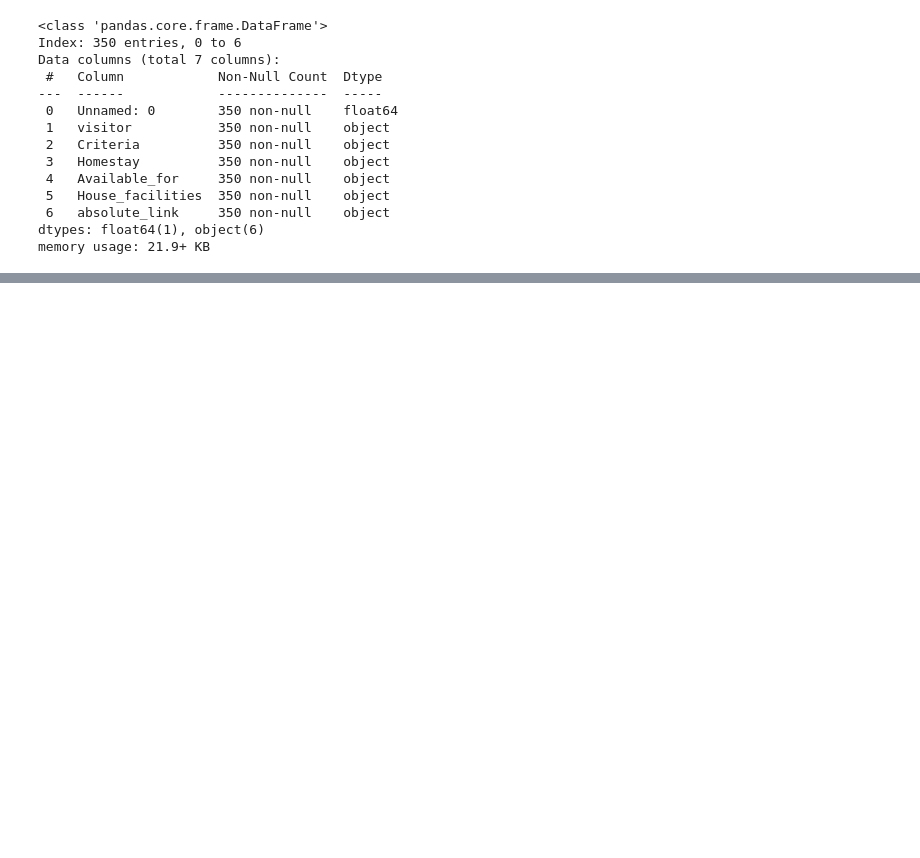
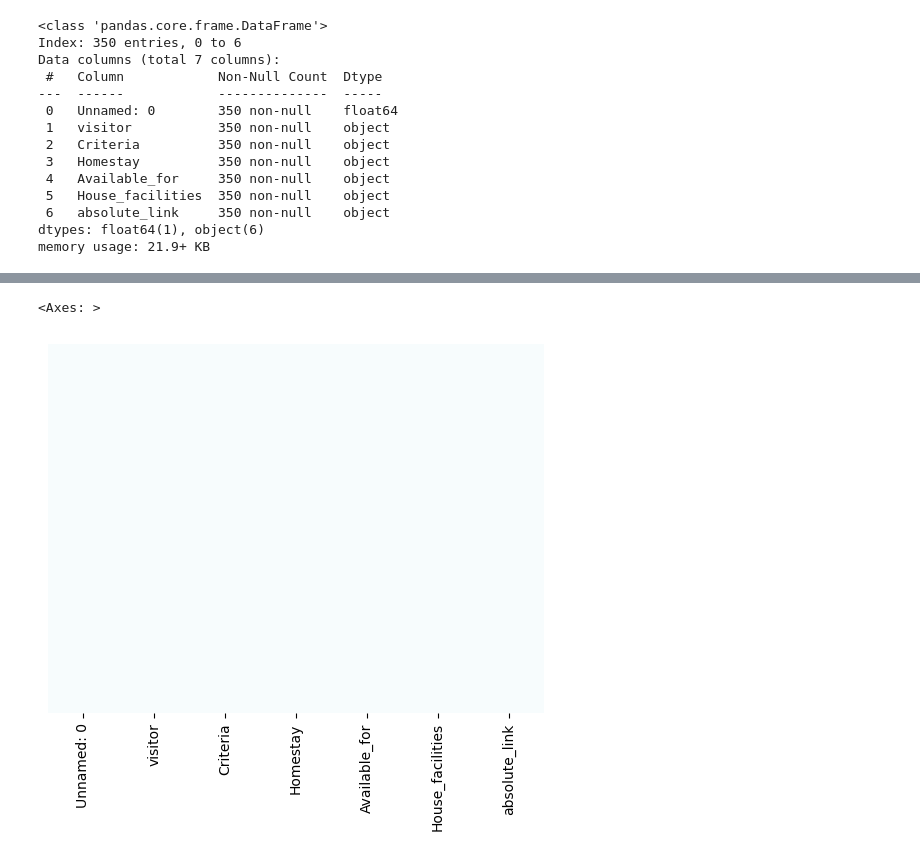
Before and after one commit to CyberWol-12/Data-science-project-with-python-webscraping, a Jupyter notebook: homestay.ipynb, the cells around one changed output, grey strips where cells are left out. Cells and saved outputs as stored; diff of their text form; code cells hidden in the pictures; blank space fills up the shorter version.

```diff
--- a/homestay.ipynb
+++ b/homestay.ipynb
@@ -125,0 +133,9 @@ memory usage: 21.9+ KB
+# %%
+#check the missing value
+sns.heatmap(df_combined.isna(),
+            yticklabels=False,
+            cbar=False,
+            cmap='BuGn')
+# %% [output]
+<Axes: >
+[figure, added]
```
Also changed, not shown: parts of 5 cells of this notebook.
